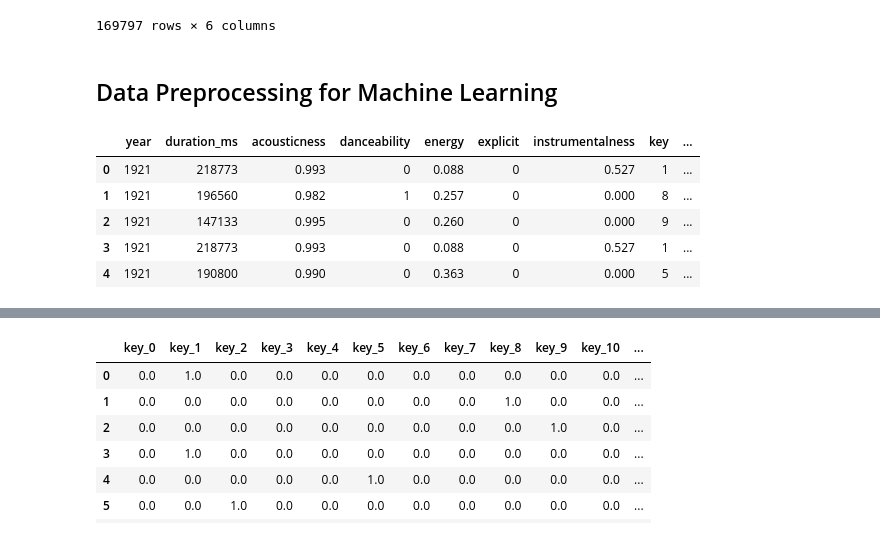
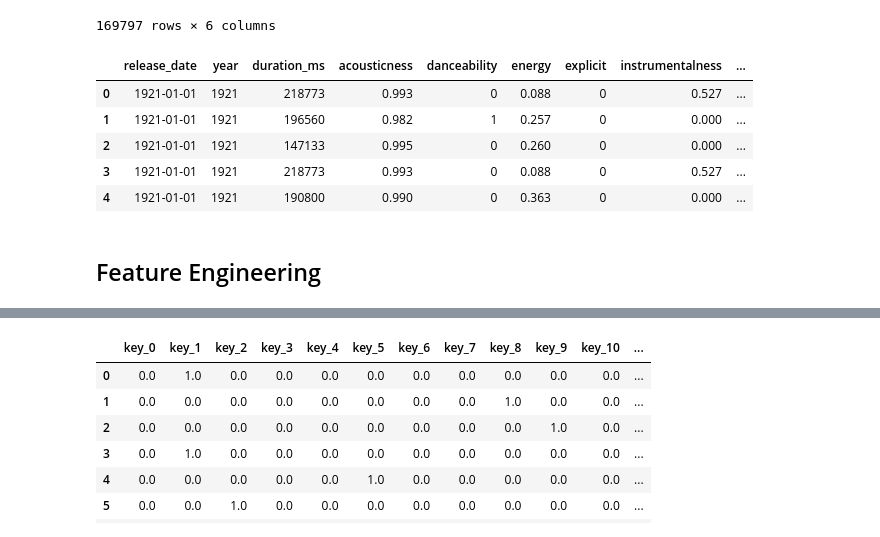
Before and after one commit to fa7i3/Danceability-for-Spotify-Songs, a Jupyter notebook: Machine_Learning_Model/machine_learning_models.ipynb, the cells around one changed output, grey strips where cells are left out. Saved outputs shown, nothing was run; the diff lists cells and outputs as text; code cells hidden in the pictures.

Commit message:
updating all machine learning files

```diff
--- a/Machine_Learning_Model/machine_learning_models.ipynb
+++ b/Machine_Learning_Model/machine_learning_models.ipynb
@@ -131,16 +129,16 @@ song_names_df
 | 169795 | 345aCD2ReEBsMqKE392DKM | Everybody's Gotta Learn Sometime | ['G-Eazy'] | 2020-06-17 | 2020 | 177657 |
 | 169796 | 2p72O2JobPc9sVz520Hil5 | Reality Check | ['Swae Lee'] | 2020-06-18 | 2020 | 232000 |
 169797 rows × 6 columns
-# %% [markdown]
-## Data Preprocessing for Machine Learning
 # %%
 # Drop non numberical and repeat columns from main DataFrame
-spotify_df = spotify_df.drop(columns=["id", "name", "artists", "release_date", "loudness_scaled", "tempo_scaled"])
+spotify_df = spotify_df.drop(columns=["id", "name", "artists", "loudness_scaled", "tempo_scaled"])
 spotify_df.head()
 # %% [output]
-|  | year | duration_ms | acousticness | danceability | energy | explicit | instrumentalness | key | ... |
-| 0 | 1921 | 218773 | 0.993 | 0 | 0.088 | 0 | 0.527 | 1 | ... |
-| 1 | 1921 | 196560 | 0.982 | 1 | 0.257 | 0 | 0.000 | 8 | ... |
-| 2 | 1921 | 147133 | 0.995 | 0 | 0.260 | 0 | 0.000 | 9 | ... |
-| 3 | 1921 | 218773 | 0.993 | 0 | 0.088 | 0 | 0.527 | 1 | ... |
-| 4 | 1921 | 190800 | 0.990 | 0 | 0.363 | 0 | 0.000 | 5 | ... |
+|  | release_date | year | duration_ms | acousticness | danceability | energy | explicit | instrumentalness | ... |
+| 0 | 1921-01-01 | 1921 | 218773 | 0.993 | 0 | 0.088 | 0 | 0.527 | ... |
+| 1 | 1921-01-01 | 1921 | 196560 | 0.982 | 1 | 0.257 | 0 | 0.000 | ... |
+| 2 | 1921-01-01 | 1921 | 147133 | 0.995 | 0 | 0.260 | 0 | 0.000 | ... |
+| 3 | 1921-01-01 | 1921 | 218773 | 0.993 | 0 | 0.088 | 0 | 0.527 | ... |
+| 4 | 1921-01-01 | 1921 | 190800 | 0.990 | 0 | 0.363 | 0 | 0.000 | ... |
+# %% [markdown]
+## Feature Engineering
```
Also changed, not shown: parts of 23 cells of this notebook, 4 other files.
